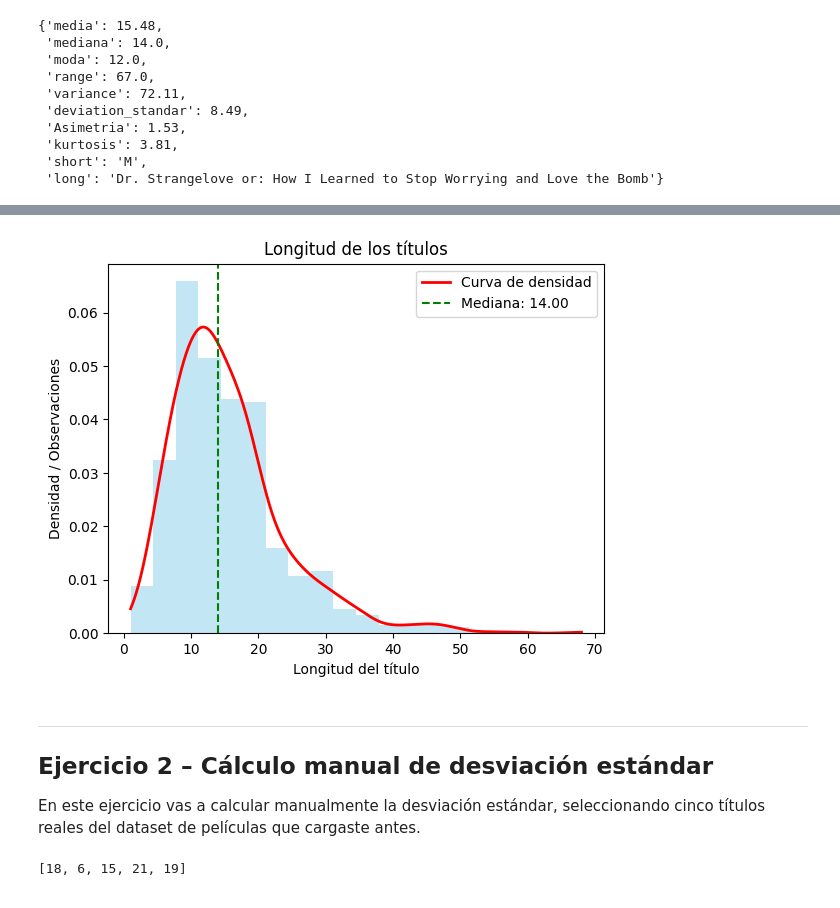
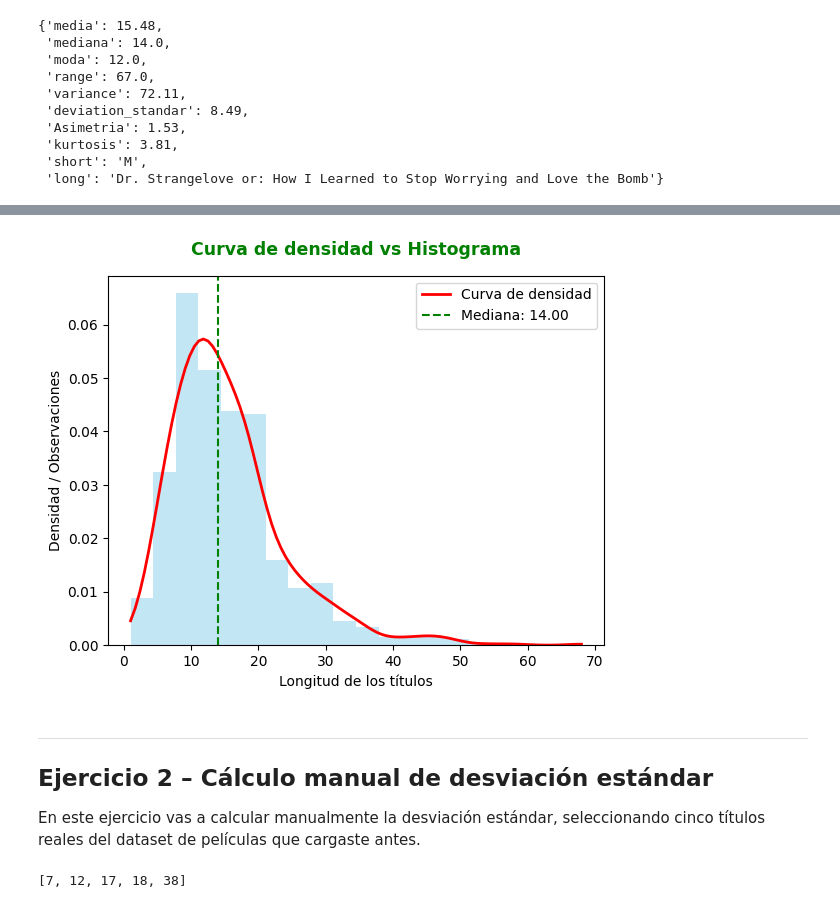
Before and after one commit to 4GeeksAcademy/GuilloMansa-Statistics, a Jupyter notebook: notebook/problems.es.ipynb, the cells around one changed output, grey strips where cells are left out. Saved outputs shown, nothing was run; the diff lists cells and outputs as text; code cells hidden in the pictures.

```diff
--- a/notebook/problems.es.ipynb
+++ b/notebook/problems.es.ipynb
@@ -147,31 +130,22 @@ This will become an error in seaborn v0.14.0; please update your code.
 # %%
-import matplotlib.pyplot as plt
-from scipy.stats import gaussian_kde
-import numpy as np
 
-# Supongamos que ya tienes tu mediana calculada
-mediana = df["title_length"].median()
 
-# Histograma
-plt.hist(df["title_length"], bins=20, density=True, alpha=0.5, color='skyblue')  # density=True normaliza
+plt.hist(df["title_length"], bins=20, density=True, alpha=0.5, color='skyblue')
 
-# Curva de densidad con gaussian_kde
-data = df["title_length"]
-kde = gaussian_kde(data)
-x = np.linspace(data.min(), data.max(), 1000)
+db = df["title_length"]
+kde = gaussian_kde(db)
+x = np.linspace(db.min(), db.max(), 100)
 plt.plot(x, kde(x), color='red', lw=2, label='Curva de densidad')
 
-# Línea vertical de la mediana
 plt.axvline(mediana, color='green', linestyle='--', label=f'Mediana: {mediana:.2f}')
+plt.title("Curva de densidad vs Histograma", color="green", fontsize = 12.5, fontweight="bold", pad = 15)
 
-# Títulos y etiquetas
-plt.title("Longitud de los títulos")
-plt.xlabel("Longitud del título")
+plt.xlabel("Longitud de los títulos")
 plt.ylabel("Densidad / Observaciones")
 plt.legend()
 plt.show()
 # %% [output]
-[figure, old version]
+[figure, new version]
 # %% [markdown]
 ---
 
@@ -179,15 +153,10 @@ plt.show()
 
 En este ejercicio vas a calcular manualmente la desviación estándar, seleccionando cinco títulos reales del dataset de películas que cargaste antes.
 # %%
-# Crea una lista con 5 valores reales de df['title_length'], por ejemplo: [10, 13, 14, 18, 22]
 import random
-
 values = df['title_length'].dropna().tolist()
-valores_lista = random.sample(title_lengths, 5)
-
-
-# Mostrar la lista
+valores_lista = random.sample(values, 5)
 valores_lista
 # %% [output]
-[18, 6, 15, 21, 19]
+[7, 12, 17, 18, 38]
 # %%
```
Also changed, not shown: parts of 9 cells of this notebook.
